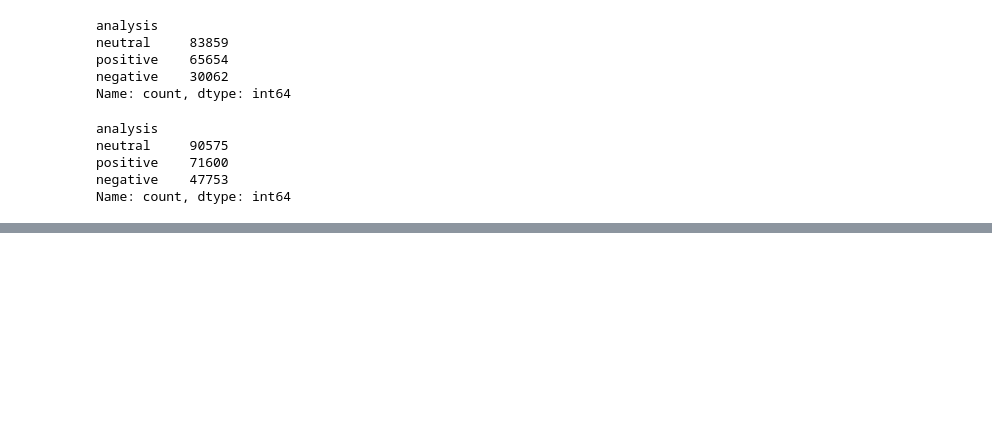
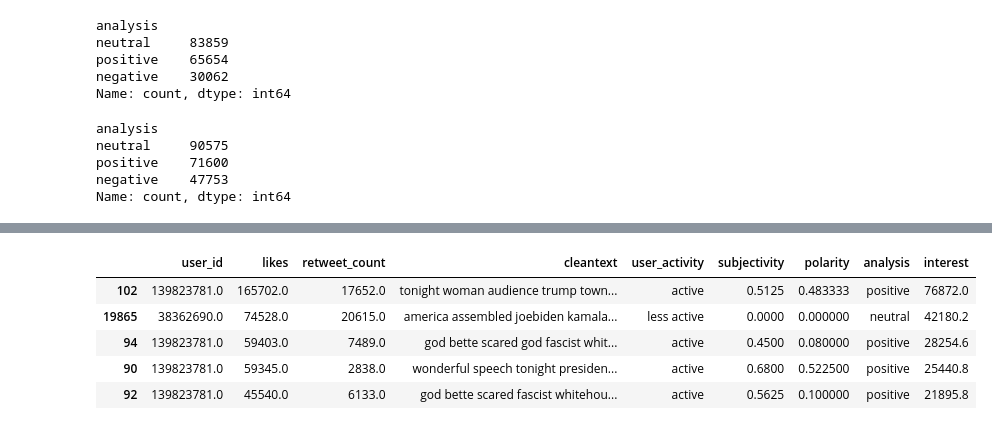
Before and after one commit to GhazaleZe/Political-Polarization-in-Comments, a Jupyter notebook: test_Polarity.ipynb, the cells around one changed output, grey strips where cells are left out. Cells and saved outputs as stored; diff of their text form; code cells hidden in the pictures; blank space fills up the shorter version.

```diff
--- a/test_Polarity.ipynb
+++ b/test_Polarity.ipynb
@@ -220,0 +238,10 @@ Name: count, dtype: int64
+# %%
+sorted_biden['interest'] = (0.4 * sorted_biden['likes']) +  (0.6 * sorted_biden['retweet_count'])
+sorted_biden.head()
+# %% [output]
+|  | user_id | likes | retweet_count | cleantext | user_activity | subjectivity | polarity | analysis | interest |
+| 102 | 139823781.0 | 165702.0 | 17652.0 | tonight woman audience trump town... | active | 0.5125 | 0.483333 | positive | 76872.0 |
+| 19865 | 38362690.0 | 74528.0 | 20615.0 | america assembled joebiden kamala... | less active | 0.0000 | 0.000000 | neutral | 42180.2 |
+| 94 | 139823781.0 | 59403.0 | 7489.0 | god bette scared god fascist whit... | active | 0.4500 | 0.080000 | positive | 28254.6 |
+| 90 | 139823781.0 | 59345.0 | 2838.0 | wonderful speech tonight presiden... | active | 0.6800 | 0.522500 | positive | 25440.8 |
+| 92 | 139823781.0 | 45540.0 | 6133.0 | god bette scared fascist whitehou... | active | 0.5625 | 0.100000 | positive | 21895.8 |
```
Also changed, not shown: parts of 4 cells of this notebook.
